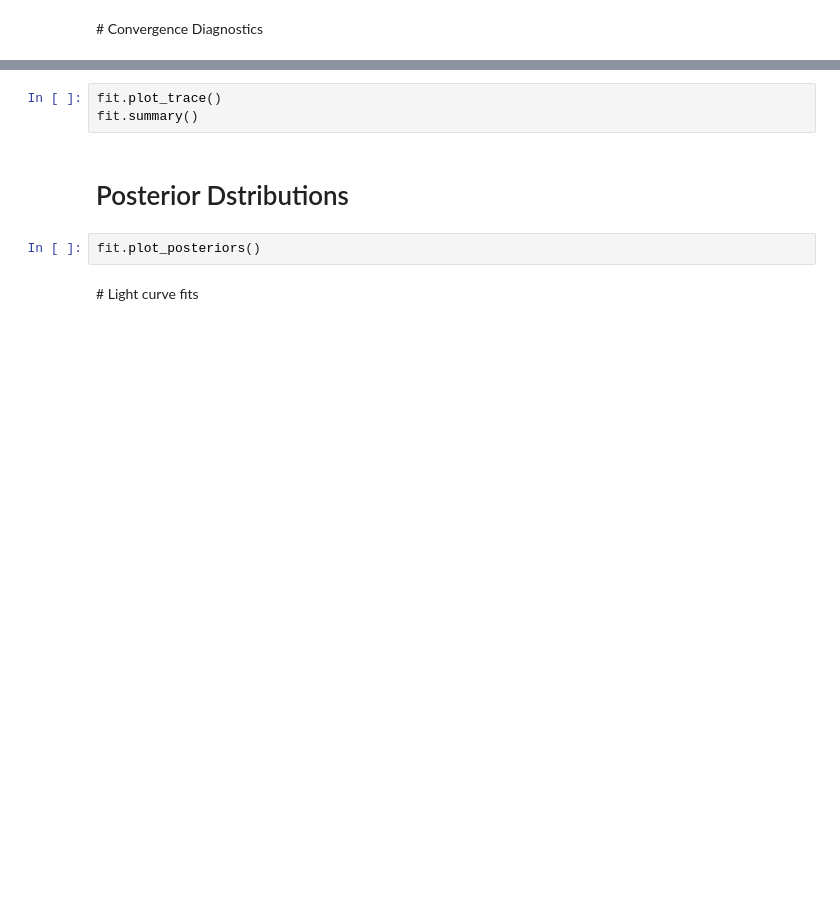
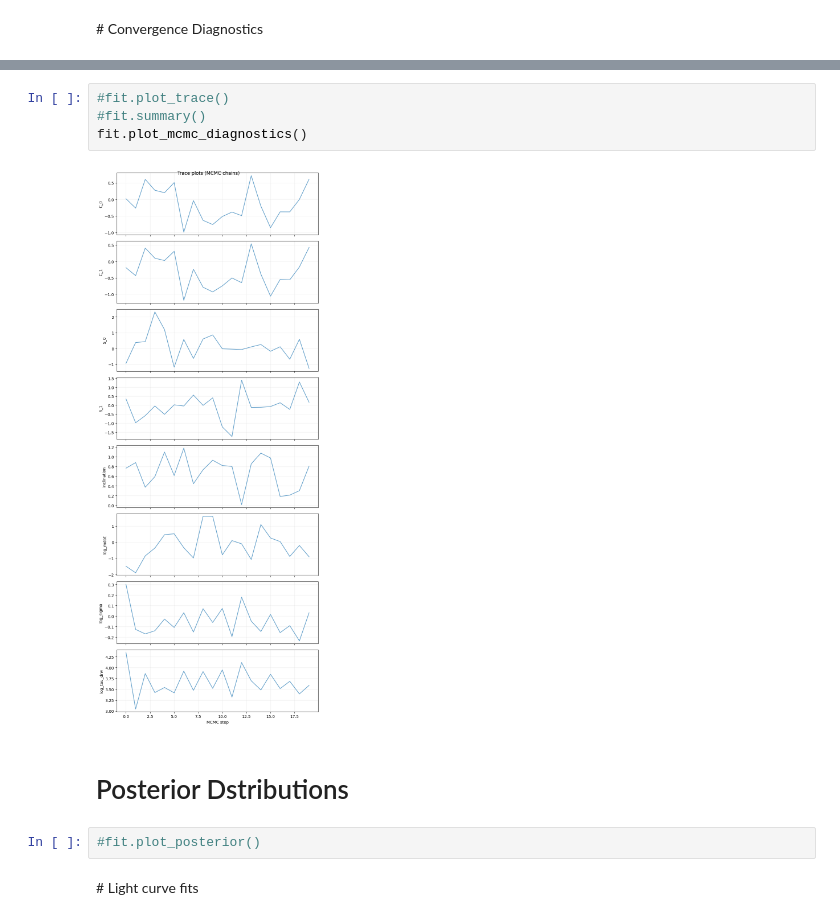
Before and after one commit to drds1/echofit, a Jupyter notebook: notebooks/demo.ipynb, the cells around one changed output, grey strips where cells are left out. Drawn from its saved outputs; the diff is of its cells as text; blank space fills up the shorter version.

```diff
--- a/notebooks/demo.ipynb
+++ b/notebooks/demo.ipynb
@@ -29,10 +56,13 @@ NameError: name 'X_sin' is not defined
 # %%
-fit.plot_trace()
-fit.summary()
+#fit.plot_trace()
+#fit.summary()
+fit.plot_mcmc_diagnostics()
+# %% [output]
+[figure, added]
 # %% [markdown]
 # Posterior Dstributions
 # %%
-fit.plot_posteriors()
+#fit.plot_posterior()
 # %% [markdown]
 # Light curve fits
 # %%
```
Also changed, not shown: parts of 13 cells of this notebook, 18 other files.
